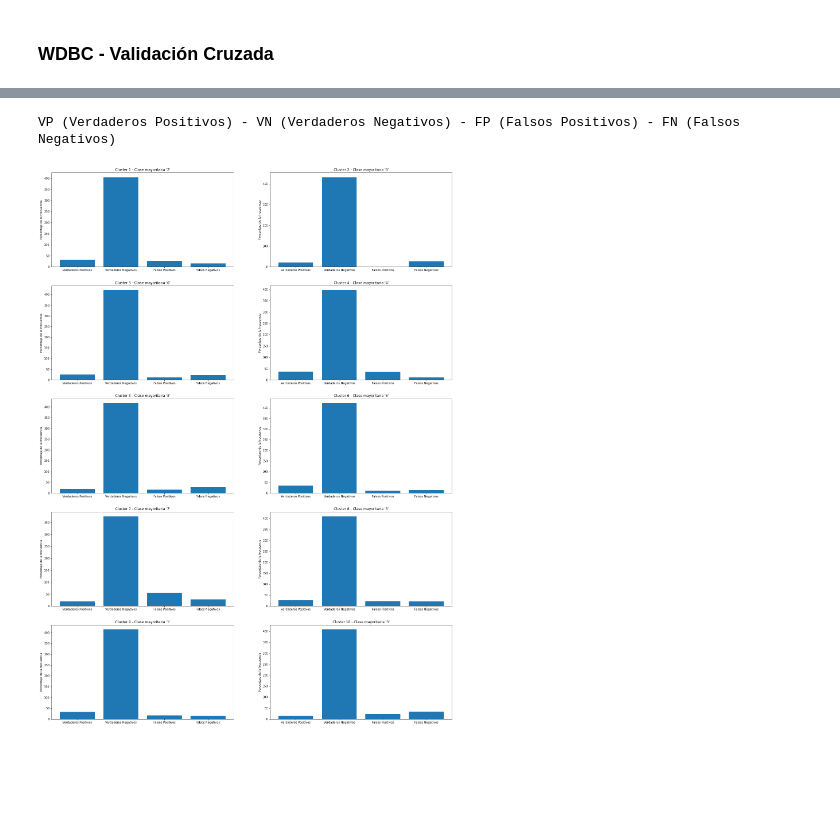
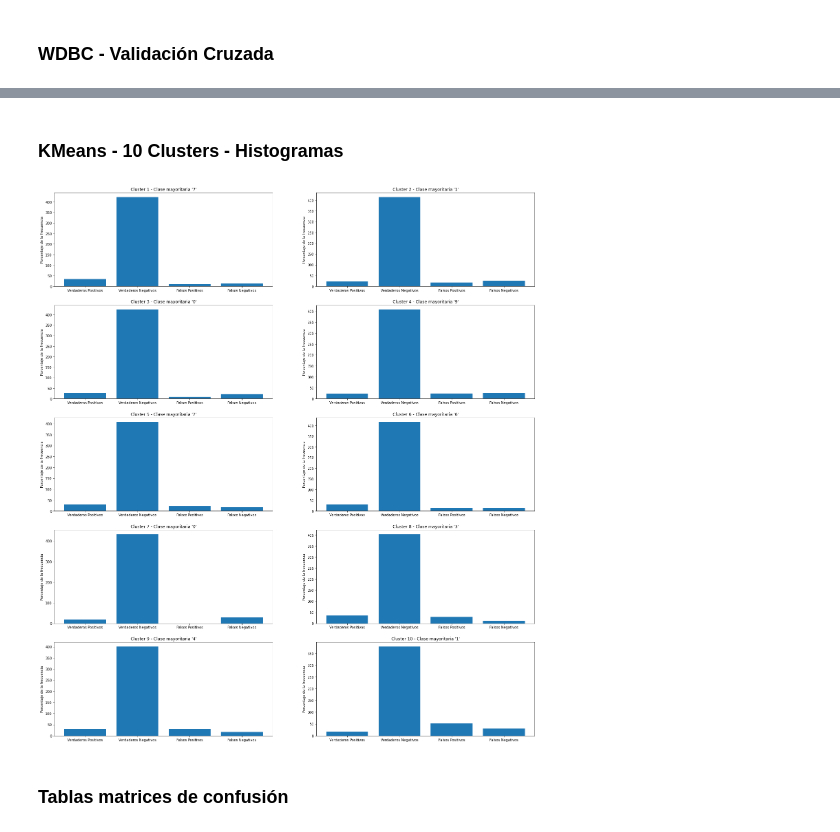
Before and after one commit to kecoma1/FAA, a Jupyter notebook: LAB_3/Memoria.ipynb, the cells around one changed output, grey strips where cells are left out. Cells and saved outputs as stored; diff of their text form; code cells hidden in the pictures; blank space fills up the shorter version.

```diff
--- a/LAB_3/Memoria.ipynb
+++ b/LAB_3/Memoria.ipynb
@@ -41,5 +92,8 @@ plot_VS(errorMedioWDBCVC, errorMedioWDBCVCNorm)
+# %% [markdown]
+### KMeans - 10 Clusters - Histogramas
 # %%
-utils.test_KMeans(10, nums)
+matrices = utils.test_KMeans(10, nums)
 # %% [output]
-VP (Verdaderos Positivos) - VN (Verdaderos Negativos) - FP (Falsos Positivos) - FN (Falsos Negativos)
-[figure, old version]
+[figure, new version]
+# %% [markdown]
+### Tablas matrices de confusión
```
Also changed, not shown: parts of 39 cells of this notebook, 4 other files.
